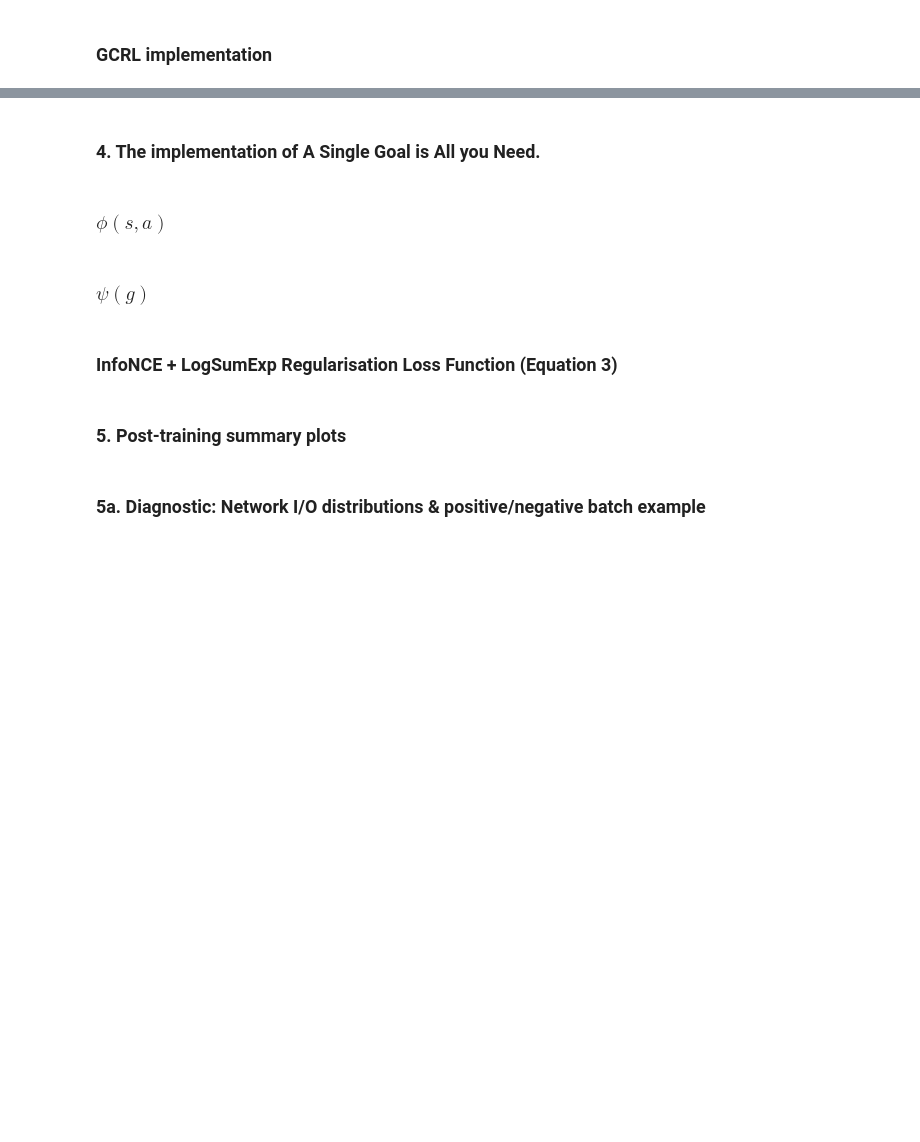
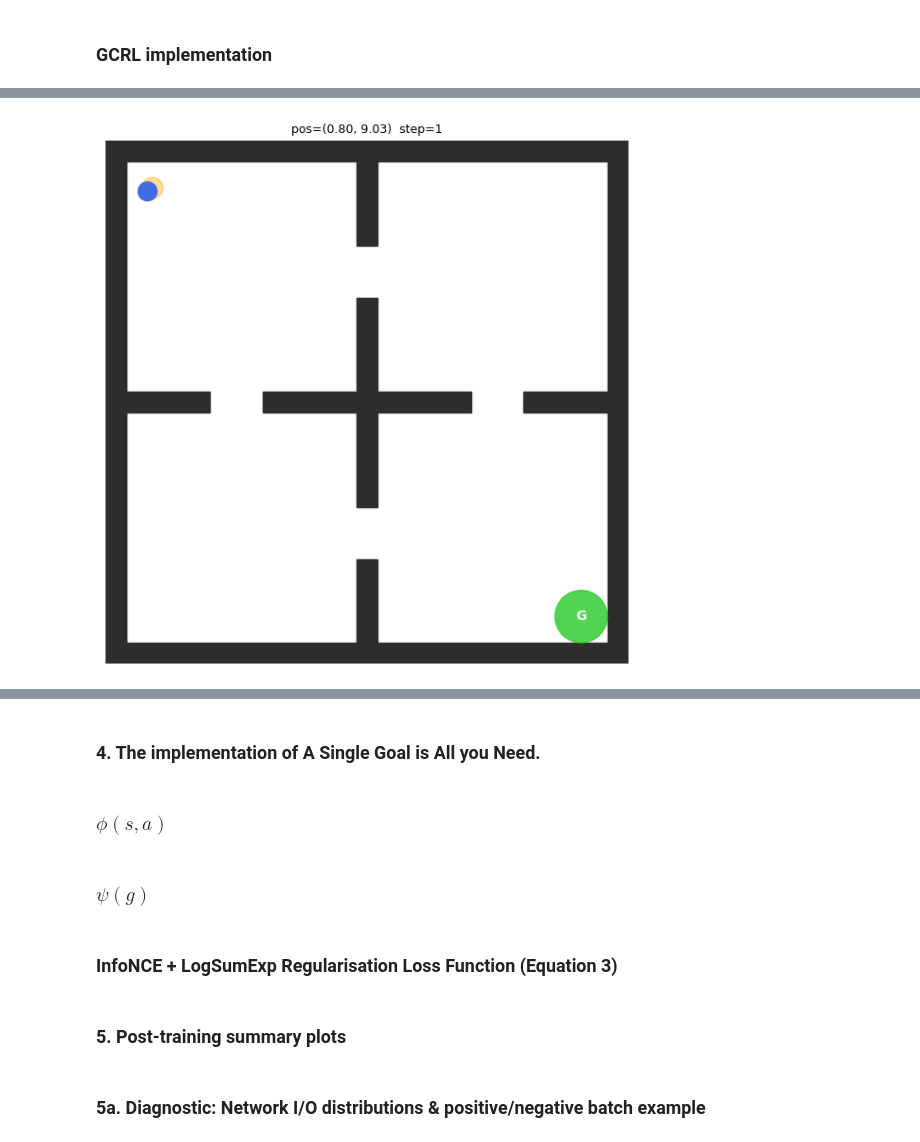
Before and after one commit to tanjun8802/MSc_Dissertation, a Jupyter notebook: sandbox/SGCRL_GridWorld.ipynb, the cells around one changed output, grey strips where cells are left out. Saved outputs shown, nothing was run; the diff lists cells and outputs as text; code cells hidden in the pictures; blank space fills up the shorter version.

```diff
--- a/sandbox/SGCRL_GridWorld.ipynb
+++ b/sandbox/SGCRL_GridWorld.ipynb
@@ -305,17 +2,0 @@ print("Replay stats:", replay_buffer.stats())
-# %%
-batch = replay_buffer.sample(batch_size=256) # sampling state and actions randomly from the replay buffer
-s = batch.obs
-a = batch.actions
-
-episode_idx = batch.episode_id # need this for actual future state sampling
-timestep = batch.timestep # need this for actual future state sampling
-s_pos_next = replay_buffer.sample_positive_future_goal(episode_idx[0].item(), timestep[0].item(), k=10) # sample a positive future goal index for the first sample in the batch, using k=10 for the geometric distribution
-s_neg_next = replay_buffer.sample_negative_future_goals(batch_size=256) # sample negative future goals randomly from the buffer
-
-positive_dot_product = torch.dot(s[0], s_pos_next)  # raw (unlearned) dot product, just to show data flow before representations are trained
-print("positive dot product (raw):", positive_dot_product.item())
-
-for s,a,s_next in zip(batch.obs, batch.actions, batch.next_obs):
-    print("s:", s.cpu().numpy(), "a:", a.cpu().numpy(), "s_next:", s_next.cpu().numpy())
-
-# the experience tuples are stored in the replay buffer as tensors, and to visualise it use cpu.numpy
@@ -321,0 +148,76 @@ for s,a,s_next in zip(batch.obs, batch.actions, batch.next_obs):
+# %%
+import matplotlib.pyplot as plt
+import matplotlib.patches as patches
+import numpy as np
+
+def render_maze2d(env, ax=None, trajectory=None):
+    base = env.unwrapped
+    if ax is None:
+        _, ax = plt.subplots(figsize=(6, 6))
+    ax.clear()
+
+    s = base.maze_size
+    ax.set_xlim(0, s)
+    ax.set_ylim(0, s)
+    ax.set_aspect("equal")
+    ax.set_facecolor("#f0ede8")
+    ax.axis("off")
+
+    # Walls
+    for (x0, y0, x1, y1) in base.walls:
+        ax.add_patch(patches.Rectangle(
+            (x0, y0), x1 - x0, y1 - y0, color="#2d2d2d", zorder=2))
+
+    # Trajectory trail
+    if trajectory and len(trajectory) > 1:
+        traj = np.array(trajectory)
+        ax.plot(traj[:, 0], traj[:, 1],
+                color="royalblue", alpha=0.4, linewidth=1.0, zorder=3)
+
+    # Goal
+    gx, gy = base.goal_pos
+    ax.add_patch(patches.Circle(
+        (gx, gy), base.goal_radius, color="limegreen", alpha=0.85, zorder=4))
+    ax.text(gx, gy, "G", ha="center", va="center",
+            fontsize=10, fontweight="bold", color="white", zorder=5)
+
+    # Start marker (faint)
+    sx, sy = base.start_pos
+    ax.add_patch(patches.Circle(
+        (sx, sy), 0.2, color="orange", alpha=0.4, zorder=4))
+
+    # Agent
+    px, py = base._pos
+    ax.add_patch(patches.Circle(
+        (px, py), 0.18, color="royalblue", zorder=6))
+
+    ax.set_title(f"pos=({px:.2f}, {py:.2f})  step={base._step_count}", fontsize=9)
+    plt.tight_layout()
+    plt.pause(0.02)
+
+
+# ── Run ──────────────────────────────────────────────────────────────
+base_env = FourRoomsMaze2D(maze_size=10.0, wall_thickness=0.4,
+                           door_width=1.0, step_size=0.1, max_steps=2000)
+env = CustomFourRoomsMaze2D(base_env, wind_std=0.02)
+
+fig, ax = plt.subplots(figsize=(6, 6))
+plt.ion()
+
+obs, _ = env.reset(seed=42)
+traj = [base_env._pos.copy()]
+
+for _ in range(2000):
+    action = env.action_space.sample()
+    obs, reward, done, truncated, info = env.step(action)
+    traj.append(base_env._pos.copy())
+    render_maze2d(env, ax, traj)
+    if done or truncated:
+        print(f"Done — goal_reached={done}, steps={base_env._step_count}")
+        obs, _ = env.reset()
+        traj = []
+
+plt.ioff()
+plt.show()
+# %% [output]
+[figure, added]
```
Also changed, not shown: parts of 6 cells of this notebook, 1 other file.
